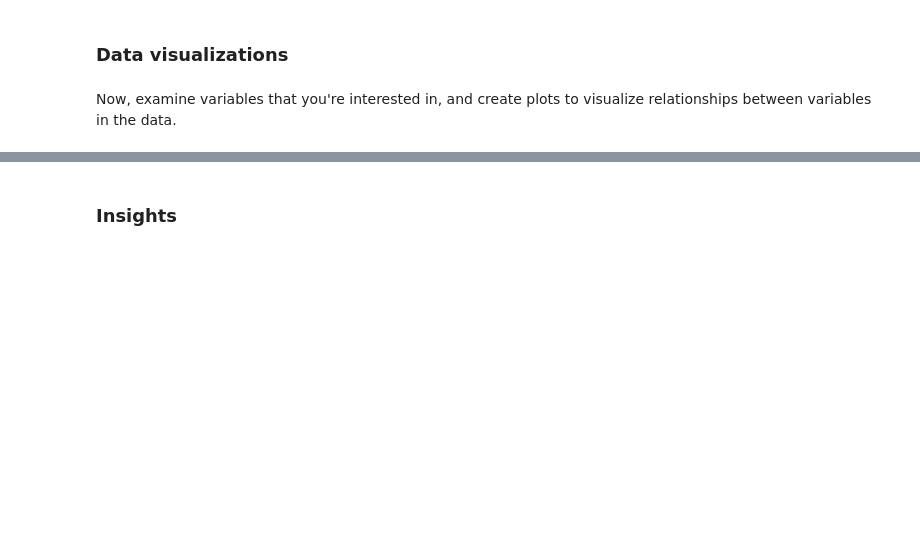
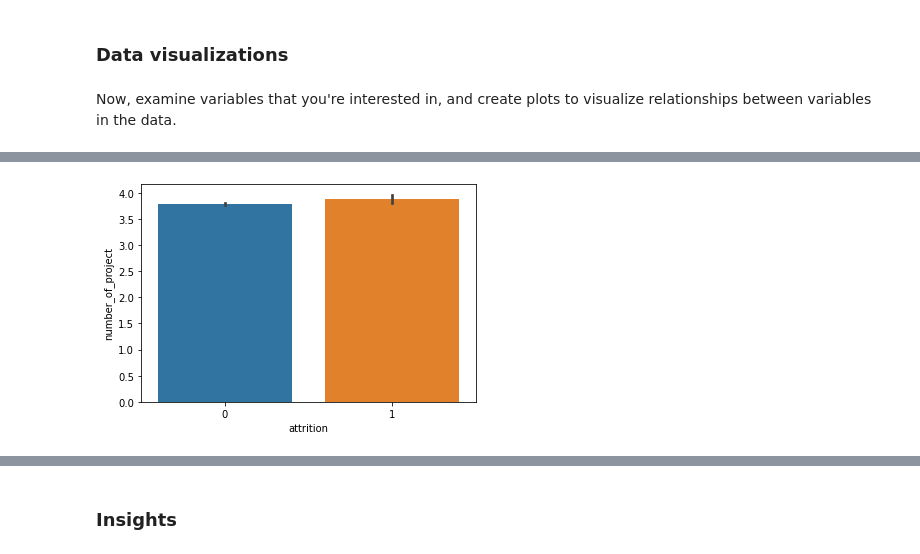
Before and after one commit to Poojaschavan97/Salifort-Motors, a Jupyter notebook: Salifort Motors project.ipynb, the cells around one changed output, grey strips where cells are left out. Cells and saved outputs as stored; diff of their text form; code cells hidden in the pictures; blank space fills up the shorter version.

```diff
--- a/Salifort Motors project.ipynb
+++ b/Salifort Motors project.ipynb
@@ -327,0 +334,5 @@ Now, examine variables that you're interested in, and create plots to visualize
+# %%
+# relation between attrition and number of projects
+disp = sns.barplot(x=motors_df['attrition'],y=motors_df['number_of_project'])
+# %% [output]
+[figure, added]
```
Also changed, not shown: parts of 54 cells of this notebook.
